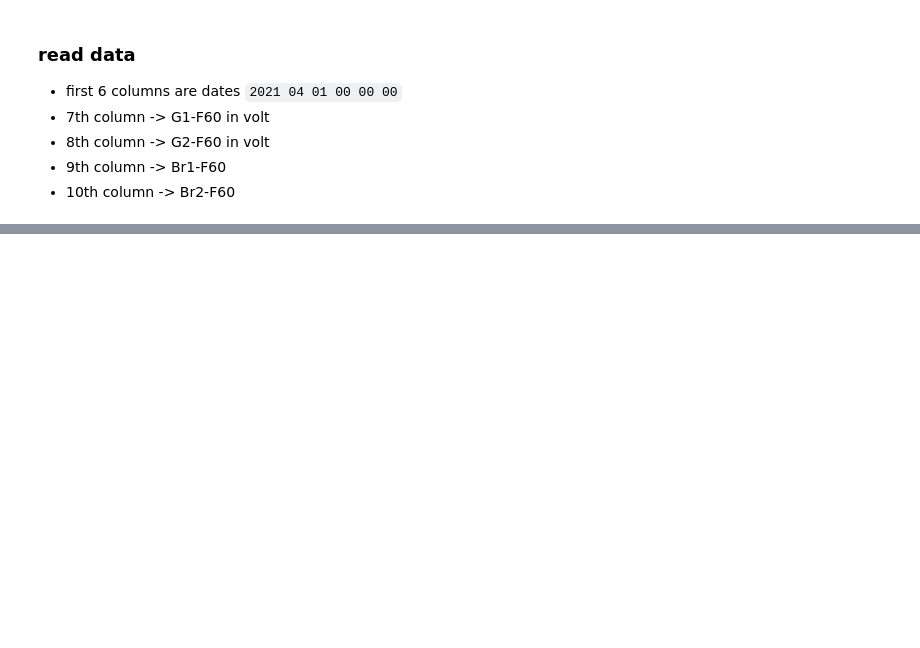
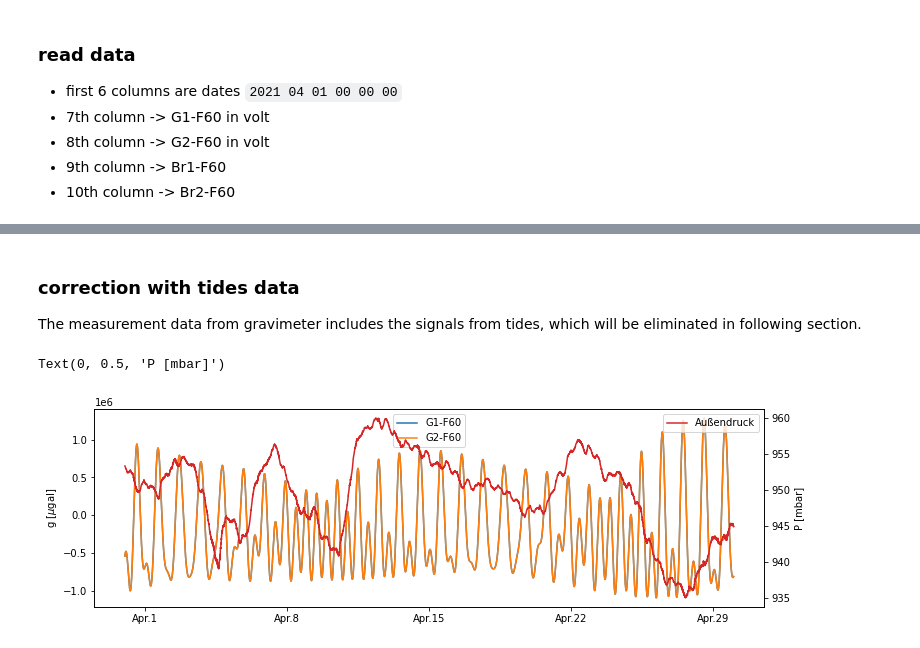
Before and after one commit to alexho11/Physical-Geodesy, a Jupyter notebook: lab6/main.ipynb, the cells around one changed output, grey strips where cells are left out. Drawn from its saved outputs; the diff is of its cells as text; code cells hidden in the pictures; blank space fills up the shorter version.

```diff
--- a/lab6/main.ipynb
+++ b/lab6/main.ipynb
@@ -36,0 +69,3 @@ data[7,:]=cal2*data[7,:]
+# %%
+dt=pd.read_csv('TidesBFOApril2021.csv')
+dt
@@ -36,0 +86,21 @@ data[7,:]=cal2*data[7,:]
+# %% [markdown]
+### correction with tides data
+The measurement data from gravimeter includes the signals from tides, which will be eliminated in following section.
+# %%
+g1_k=data[6,:]-dt['Tide [nm/s**2]']*1000
+g2_k=data[7,:]-dt['Tide [nm/s**2]']*1000
+fig = plt.figure(figsize=(12,8)); ax = fig.add_subplot(2, 1, 1)
+ax.plot(time,g1_k,label='G1-F60')
+ax.plot(time,g2_k,label='G2-F60')
+ax.legend(loc='best')
+plt.ylabel('g [$\mu$gal]')
+ticks = ax.set_xticks(np.linspace(1,29,5)*24*60)
+labels = ax.set_xticklabels(['Apr.1','Apr.8','Apr.15','Apr.22','Apr.29'])
+ax2 = ax.twinx()
+color = 'tab:red'
+ax2.plot(time,data[9,:],label='Außendruck',color=color)
+ax2.legend(loc='best')
+ax2.set_ylabel('P [mbar]')
+# %% [output]
+Text(0, 0.5, 'P [mbar]')
+[figure, added]
```
Also changed, not shown: parts of 9 cells of this notebook.
